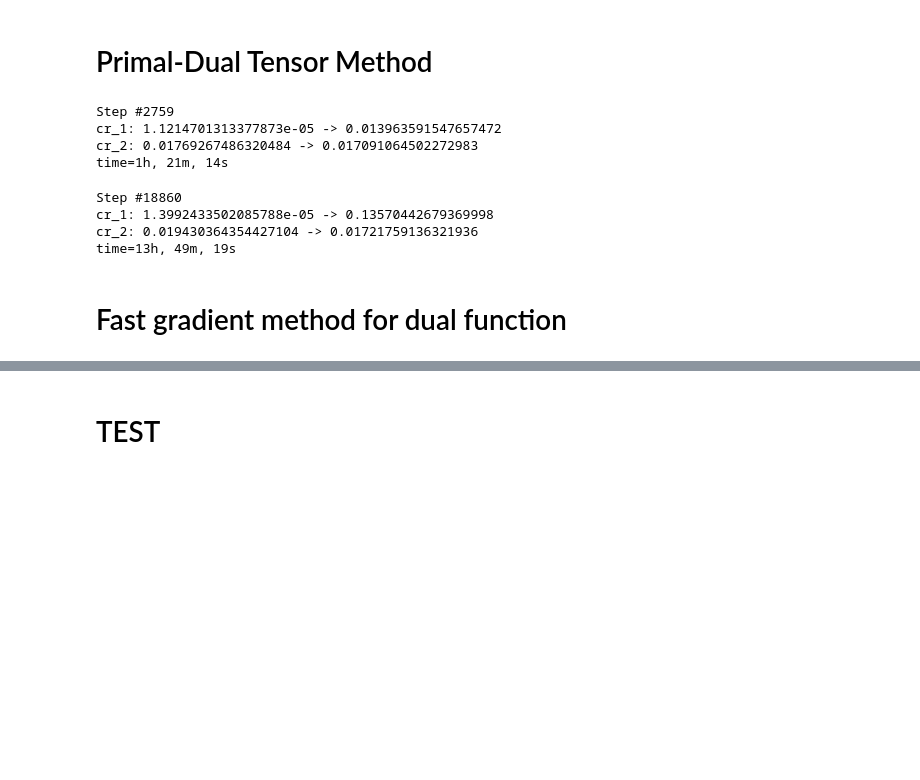
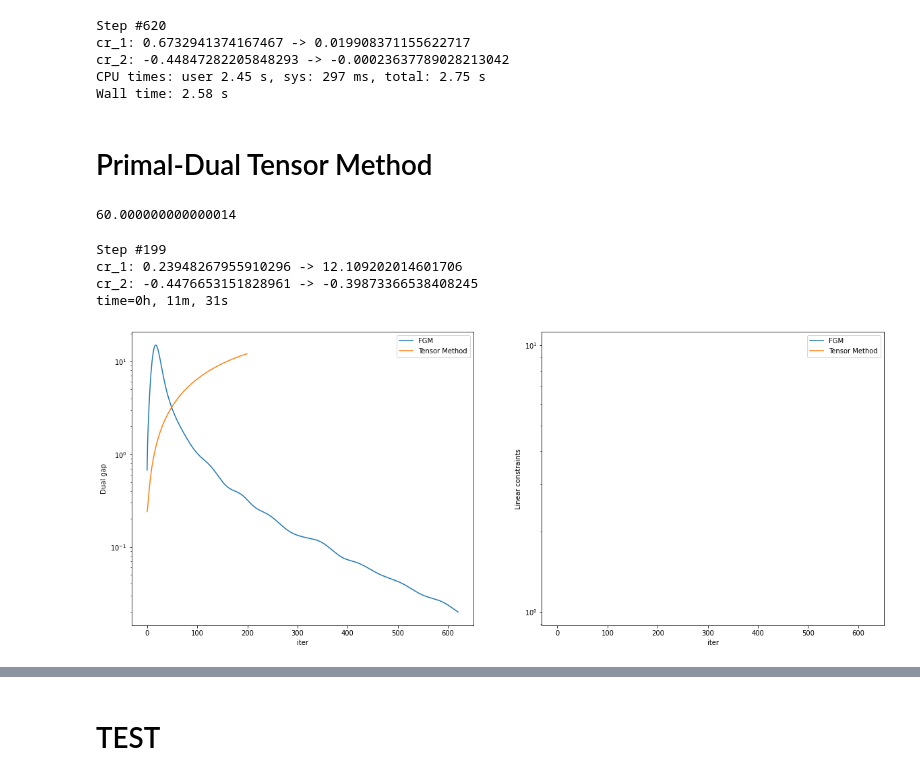
Before and after one commit to postrou/OPTAMI, a Jupyter notebook: primal_dual.ipynb, the cells around one changed output, grey strips where cells are left out. Cells and saved outputs as stored; diff of their text form; code cells hidden in the pictures; blank space fills up the shorter version.

```diff
--- a/primal_dual.ipynb
+++ b/primal_dual.ipynb
@@ -42,12 +160,31 @@ else:
+# %%
+%%time
+F_value, g_value, primal_var, fgm_cr_1_list, fgm_cr_2_list = fast_gradient_method(
+    M_1,
+    M_matrix,
+    primal_func,
+    dual_func,
+    primal_var_func,
+    round_func,
+    b,
+    eps,
+    eps,
+    device=device
+)
+# %% [output]
+Step #620
+cr_1: 0.6732941374167467 -> 0.019908371155622717
+cr_2: -0.44847282205848293 -> -0.00023637789028213042
+CPU times: user 2.45 s, sys: 297 ms, total: 2.75 s
+Wall time: 2.58 s
 # %% [markdown]
 # Primal-Dual Tensor Method
-# %%
-eps = 0.015
-# gamma = eps / (3 * np.log(n))
-gamma = 0.357
-image_index = 0
 # %%
-M_p = calculate_lipschitz_constant(n, gamma, p_order=3, A_A_T=A_A_T, device=device)
+M_p = calculate_lipschitz_constant(n, gamma, p_order=3, A_A_T=None, device=device)
+# %%
+M_p
+# %% [output]
+60.000000000000014
 # %%
 # def ot_softmax():
     # log_B = M_over_gamma + torch.outer(psi, torch.ones(n)) + torch.outer(eta, torch.ones(n))
@@ -67,37 +204,23 @@ optimizer = PrimalDualAccelerated(
     M_p=M_p,
     p_order=torch.tensor(3, device=device),
     eps=0.01,
-    calculate_primal_var=lambda lamb: calculate_x(lamb, n, M_matrix_over_gamma, gamma, ones)
+    calculate_primal_var=lambda lamb: calculate_x(lamb, n, M_matrix_over_gamma, ones)
 )
 # %%
 optimizer, i, cr_1, cr_2 = run_experiment(
     M_p,
     gamma,
     eps,
     image_index,
     optimizer=optimizer,
-    max_steps=2760,
+    max_steps=200,
+    fgm_cr_1_list=fgm_cr_1_list,
+    fgm_cr_2_list=fgm_cr_2_list,
     device=device
 )
 # %% [output]
-Step #2759
-cr_1: 1.1214701313377873e-05 -> 0.013963591547657472
-cr_2: 0.01769267486320484 -> 0.017091064502272983
-time=1h, 21m, 14s
+Step #199
+cr_1: 0.23948267955910296 -> 12.109202014601706
+cr_2: -0.4476653151828961 -> -0.39873366538408245
+time=0h, 11m, 31s
+[figure, added]
-# %%
-optimizer, i, cr_1, cr_2 = run_experiment(
-    M_p,
-    gamma,
-    eps,
-    image_index,
-    optimizer=optimizer,
-    max_steps=2760,
-    device=device
-)
-# %% [output]
-Step #18860
-cr_1: 1.3992433502085788e-05 -> 0.13570442679369998
-cr_2: 0.019430364354427104 -> 0.01721759136321936
-time=13h, 49m, 19s
-# %% [markdown]
-# Fast gradient method for dual function
```
Also changed, not shown: parts of 42 cells of this notebook.
